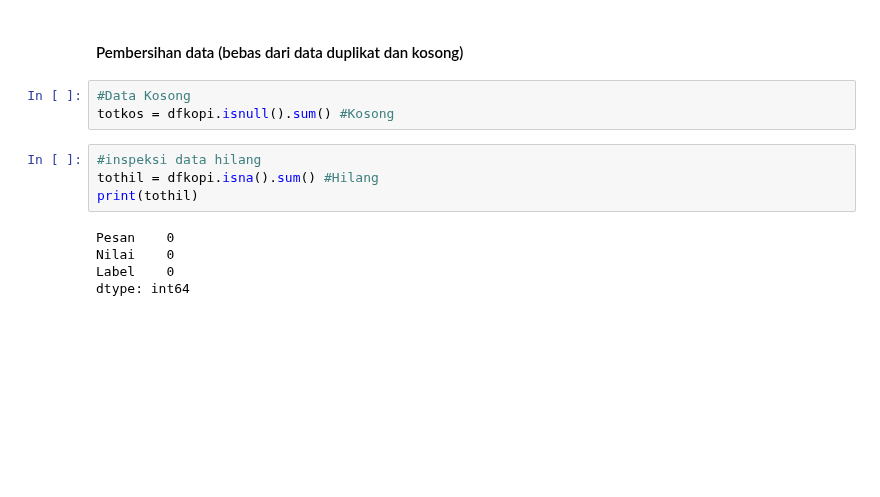
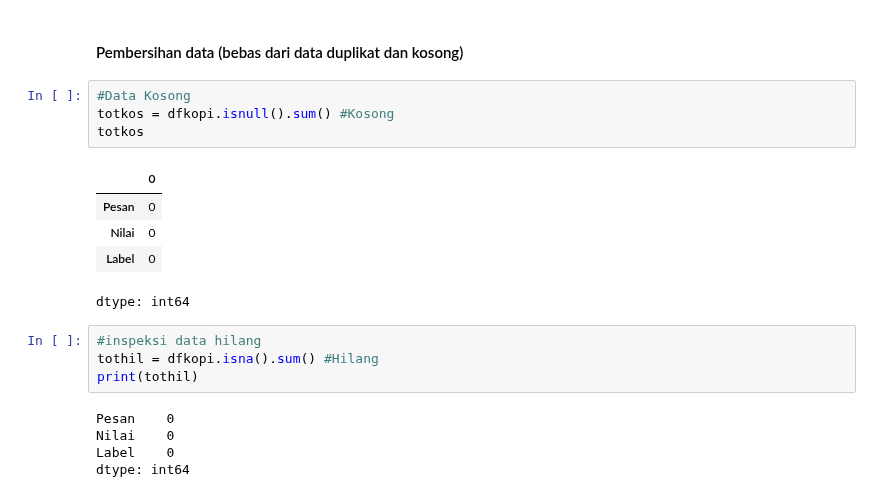
Before and after one commit to DGkurnia/sentiment, a Jupyter notebook: sentiment_analysis.ipynb, the cells around one changed output. Cells and saved outputs as stored; diff of their text form; blank space fills up the shorter version.

```diff
--- a/sentiment_analysis.ipynb
+++ b/sentiment_analysis.ipynb
@@ -341,6 +368,13 @@ None
 # %%
 #Data Kosong
 totkos = dfkopi.isnull().sum() #Kosong
+totkos
+# %% [output]
+|  | 0 |
+| Pesan | 0 |
+| Nilai | 0 |
+| Label | 0 |
+dtype: int64
 # %%
 #inspeksi data hilang
 tothil = dfkopi.isna().sum() #Hilang
```
Also changed, not shown: parts of 17 cells of this notebook.
